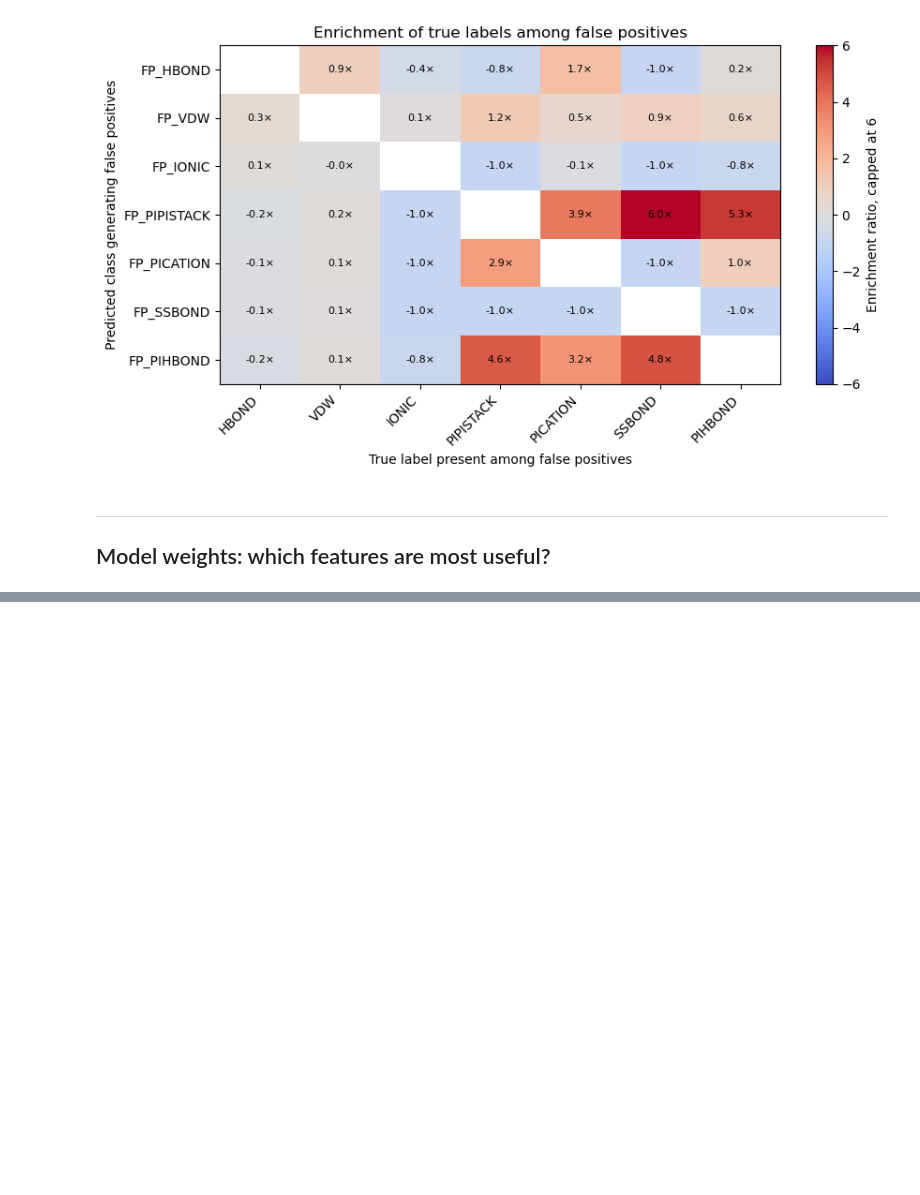
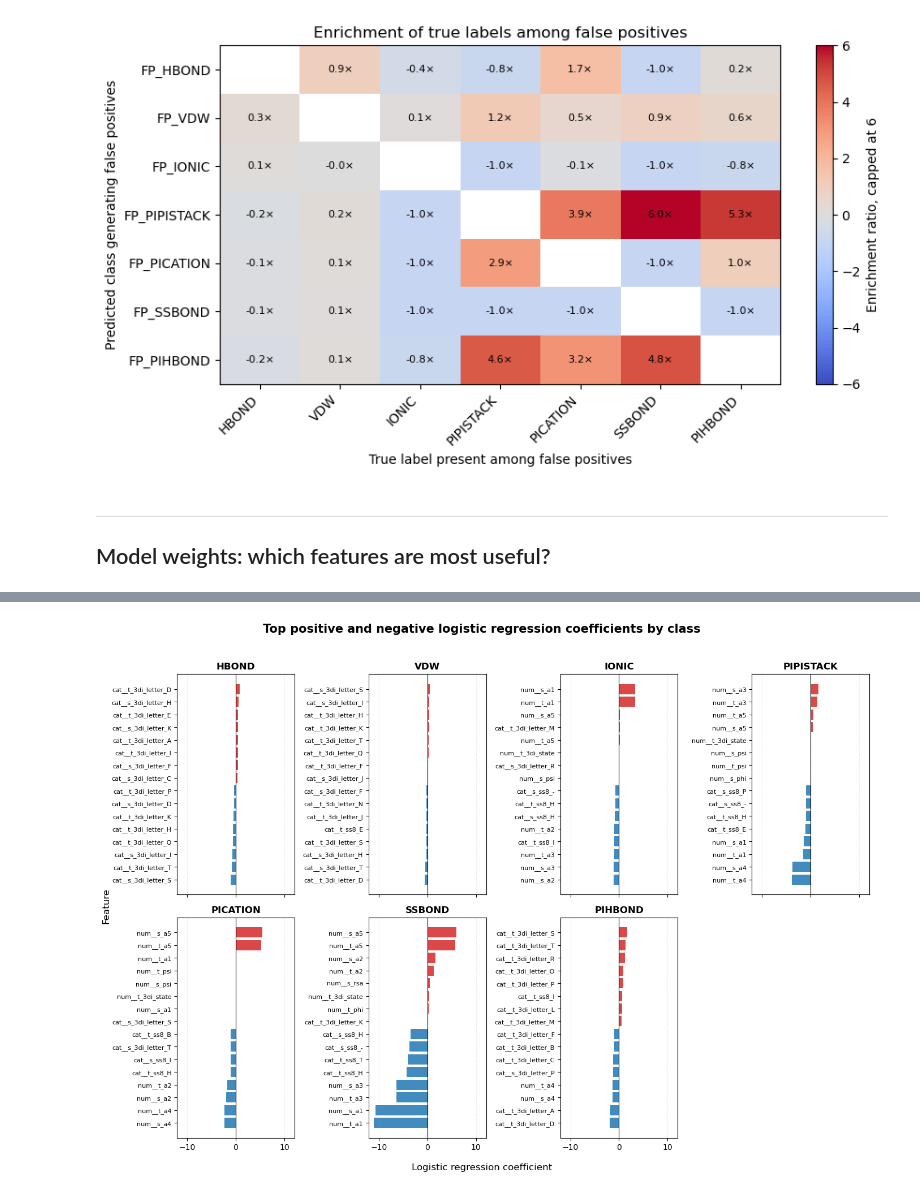
Before and after one commit to miriamzara/SB_Project, a Jupyter notebook: 2_logistic_regression.ipynb, the cells around one changed output, grey strips where cells are left out. Cells and saved outputs as stored; diff of their text form; code cells hidden in the pictures; blank space fills up the shorter version.

Commit message:
logistic weights analysis

```diff
--- a/2_logistic_regression.ipynb
+++ b/2_logistic_regression.ipynb
@@ -809,28 +825,93 @@ for class_idx, class_name in enumerate(target_names):
 # %%
-""""
+import math
+top_each_side = 8
 
-import matplotlib.pyplot as plt
-
-top_n = 15
+coef_plot_tables = {}
 
 for class_name, coef_df in coef_tables.items():
 
-    top_df = (
+    top_positive = (
         coef_df
-        .sort_values("abs_coefficient", ascending=False)
-        .head(top_n)
-        .sort_values("coefficient")
+        .sort_values("coefficient", ascending=False)
+        .head(top_each_side)
     )
 
-    plt.figure(figsize=(8, 6))
-    plt.barh(top_df["feature"], top_df["coefficient"])
+    top_negative = (
+        coef_df
+        .sort_values("coefficient", ascending=True)
+        .head(top_each_side)
+    )
 
-    plt.axvline(0, linestyle="--")
-    plt.xlabel("Logistic regression coefficient")
-    plt.ylabel("Feature")
-    plt.title(f"Top {top_n} logistic regression weights: {class_name}")
+    plot_df = (
+        pd.concat([top_negative, top_positive])
+        .drop_duplicates(subset="feature")
+        .sort_values("coefficient")
+        .copy()
+    )
 
-    plt.tight_layout()
-    plt.show()
-""""
+    coef_plot_tables[class_name] = plot_df
+
+# Shared x-axis limits
+max_abs_coef = max(
+    df["coefficient"].abs().max()
+    for df in coef_plot_tables.values()
+)
+
+xlim = (-1.1 * max_abs_coef, 1.1 * max_abs_coef)
+
+n_classes = len(coef_plot_tables)
+n_cols = 4
+n_rows = math.ceil(n_classes / n_cols)
+
+fig, axes = plt.subplots(
+    n_rows,
+    n_cols,
+    figsize=(14, 4.8 * n_rows),
+    sharex=True
+)
+
+axes = np.array(axes).reshape(-1)
+
+for ax, (class_name, plot_df) in zip(axes, coef_plot_tables.items()):
+
+    y_pos = np.arange(len(plot_df))
+
+    colors = np.where(
+        plot_df["coefficient"] >= 0,
+        "tab:red",
+        "tab:blue"
+    )
+
+    ax.barh(
+        y_pos,
+        plot_df["coefficient"],
+        color=colors,
+        alpha=0.85
+    )
+
+    ax.axvline(0, color="black", linewidth=0.8)
+
+    ax.set_yticks(y_pos)
+    ax.set_yticklabels(plot_df["feature"], fontsize=8)
+
+    ax.set_title(class_name, fontsize=12, fontweight="bold")
+    ax.set_xlim(xlim)
+
+    ax.grid(axis="x", linestyle=":", alpha=0.4)
+
+for ax in axes[len(coef_plot_tables):]:
+    ax.axis("off")
+
+fig.supxlabel("Logistic regression coefficient")
+fig.supylabel("Feature")
+
+fig.suptitle(
+    f"Top positive and negative logistic regression coefficients by class",
+    fontsize=15,
+    fontweight="bold",
+    y=1.02
+)
+
+plt.tight_layout()
+plt.show()
 # %% [output]
@@ -837,0 +918 @@ SyntaxError: unterminated string literal (detected at line 26) (3589146844.py, l
+[figure, added]
```
Also changed, not shown: parts of 3 cells of this notebook.
